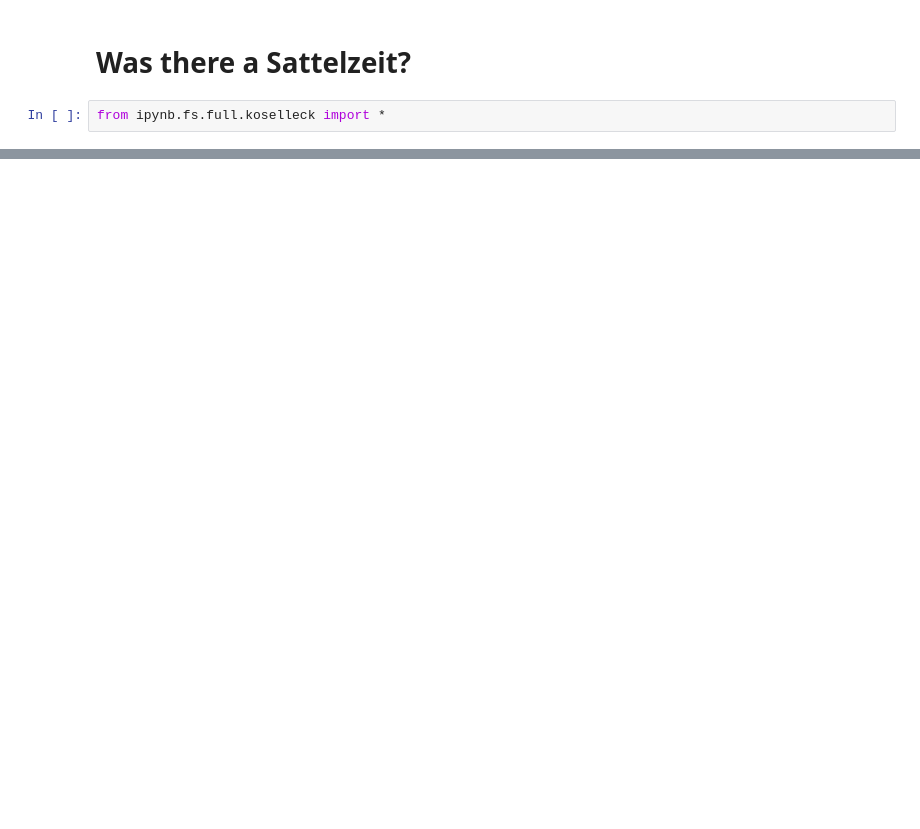
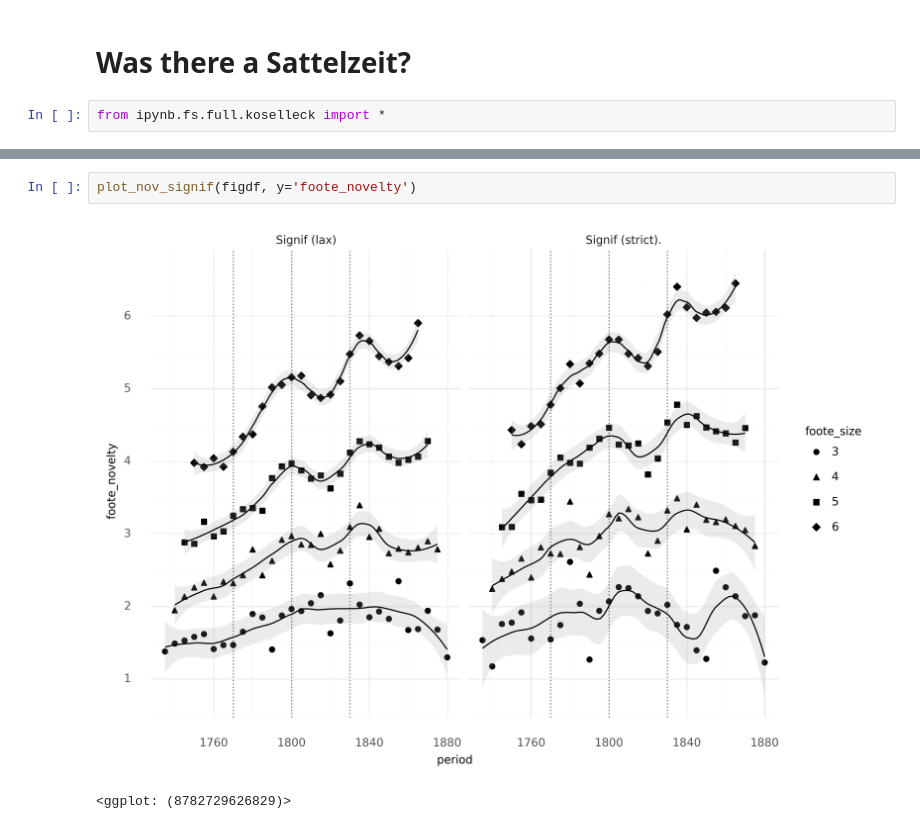
Before and after one commit to quadrismegistus/koselleck, a Jupyter notebook: koselleck/wasthere.ipynb, the cells around one changed output, grey strips where cells are left out. Saved outputs shown, nothing was run; the diff lists cells and outputs as text; blank space fills up the shorter version.

```diff
--- a/koselleck/wasthere.ipynb
+++ b/koselleck/wasthere.ipynb
@@ -210,0 +161,5 @@ dfrc.loc['value']
+# %%
+plot_nov_signif(figdf, y='foote_novelty')
+# %% [output]
+[figure, added]
+<ggplot: (8782729626829)>
```
Also changed, not shown: parts of 34 cells of this notebook, 25 other files.
